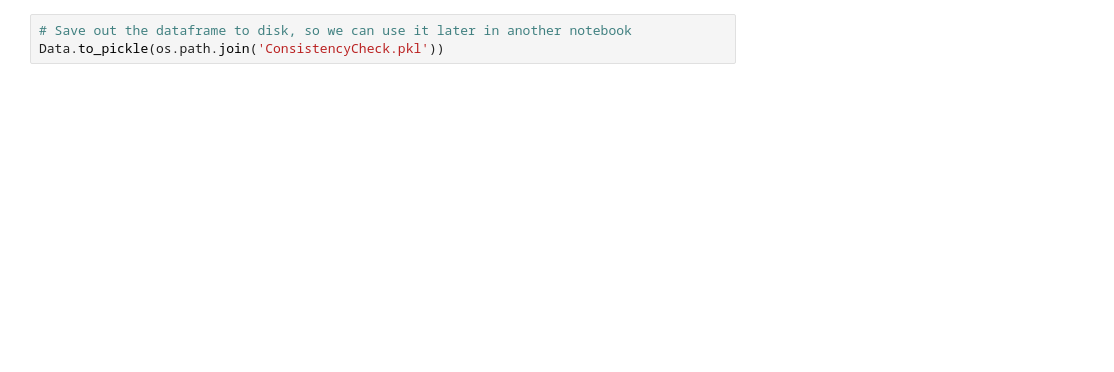
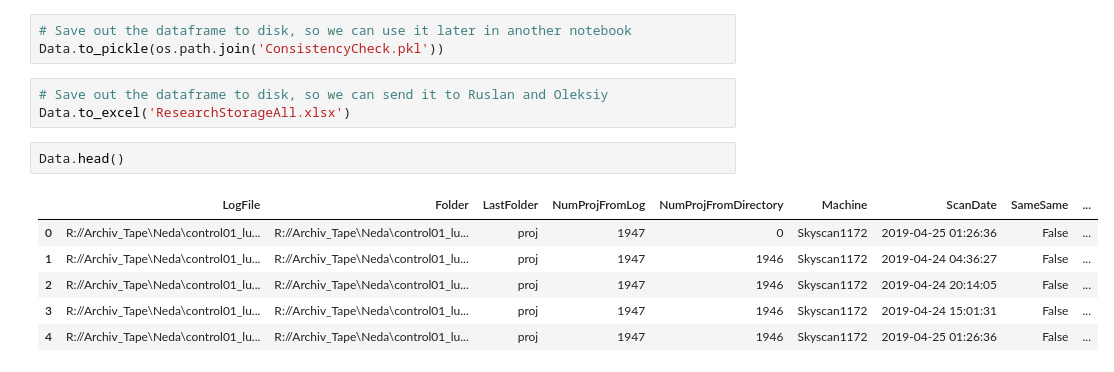
Before and after one commit to habi/ResearchStorage, a Jupyter notebook: ConsistencyCheck.ipynb, the cells around one changed output. Drawn from its saved outputs; the diff is of its cells as text; blank space fills up the shorter version.

```diff
--- a/ConsistencyCheck.ipynb
+++ b/ConsistencyCheck.ipynb
@@ -528,3 +517,15 @@ Data.sample(n=10)
 # %%
 # Save out the dataframe to disk, so we can use it later in another notebook
 Data.to_pickle(os.path.join('ConsistencyCheck.pkl'))
+# %%
+# Save out the dataframe to disk, so we can send it to Ruslan and Oleksiy
+Data.to_excel('ResearchStorageAll.xlsx')
+# %%
+Data.head()
+# %% [output]
+|  | LogFile | Folder | LastFolder | NumProjFromLog | NumProjFromDirectory | Machine | ScanDate | SameSame | ... |
+| 0 | R://Archiv_Tape\Neda\control01_lu... | R://Archiv_Tape\Neda\control01_lu... | proj | 1947 | 0 | Skyscan1172 | 2019-04-25 01:26:36 | False | ... |
+| 1 | R://Archiv_Tape\Neda\control01_lu... | R://Archiv_Tape\Neda\control01_lu... | proj | 1947 | 1946 | Skyscan1172 | 2019-04-24 04:36:27 | False | ... |
+| 2 | R://Archiv_Tape\Neda\control01_lu... | R://Archiv_Tape\Neda\control01_lu... | proj | 1947 | 1946 | Skyscan1172 | 2019-04-24 20:14:05 | False | ... |
+| 3 | R://Archiv_Tape\Neda\control01_lu... | R://Archiv_Tape\Neda\control01_lu... | proj | 1947 | 1946 | Skyscan1172 | 2019-04-24 15:01:31 | False | ... |
+| 4 | R://Archiv_Tape\Neda\control01_lu... | R://Archiv_Tape\Neda\control01_lu... | proj | 1947 | 1946 | Skyscan1172 | 2019-04-25 01:26:36 | False | ... |
```
Also changed, not shown: parts of 13 cells of this notebook.
